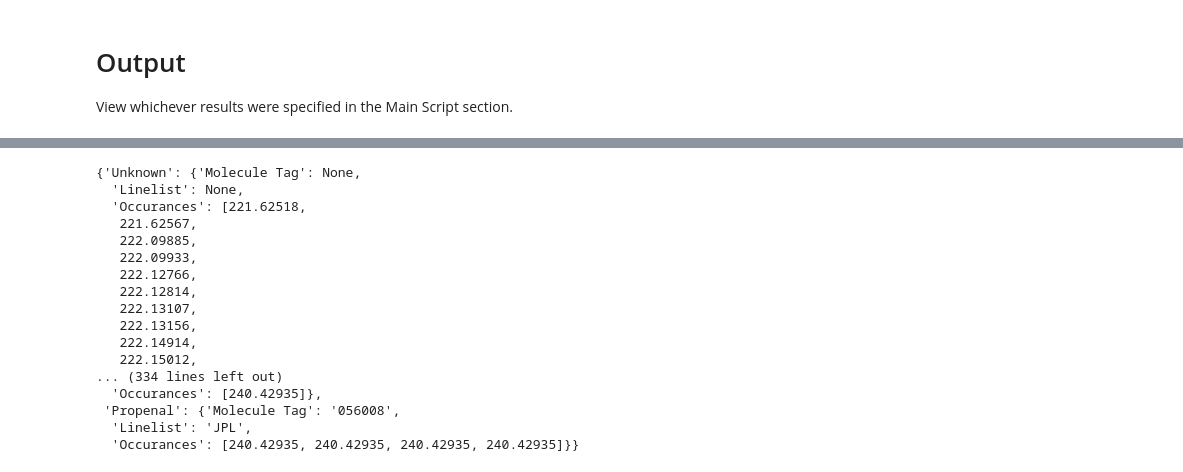
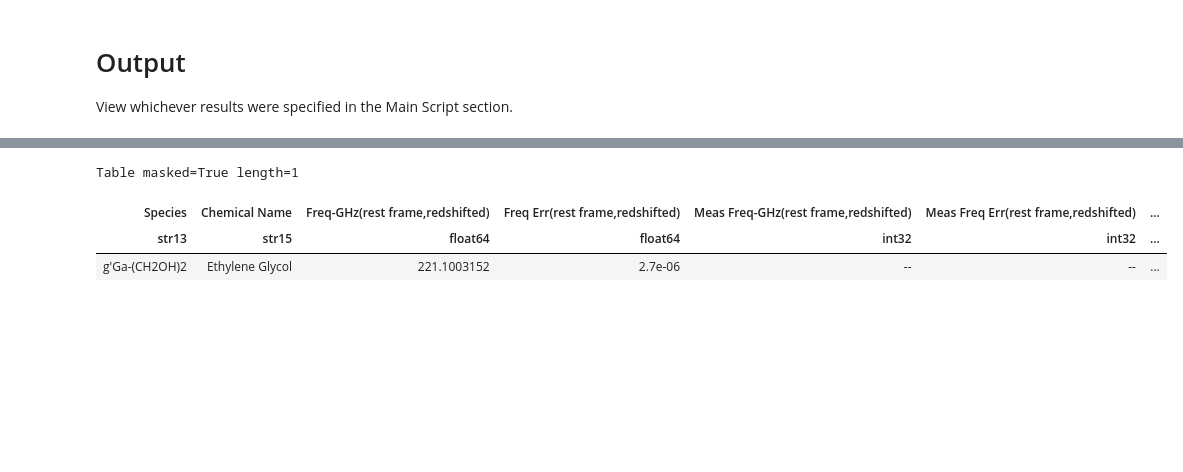
Before and after one commit to lavos84/NASA-Spectroscopy, a Jupyter notebook: Capstone.ipynb, the cells around one changed output, grey strips where cells are left out. Cells and saved outputs as stored; diff of their text form; code cells hidden in the pictures; blank space fills up the shorter version.

```diff
--- a/Capstone.ipynb
+++ b/Capstone.ipynb
@@ -184,20 +197,14 @@ Propenal
-# %%
-all_molecules
-# %% [output]
-{'Unknown': {'Molecule Tag': None,
-  'Linelist': None,
-  'Occurances': [221.62518,
-   221.62567,
-   222.09885,
-   222.09933,
-   222.12766,
-   222.12814,
-   222.13107,
-   222.13156,
-   222.14914,
-   222.15012,
-... (334 lines left out)
-  'Occurances': [240.42935]},
- 'Propenal': {'Molecule Tag': '056008',
-  'Linelist': 'JPL',
-  'Occurances': [240.42935, 240.42935, 240.42935, 240.42935]}}
+# %%
+freq = 221.10031
+results = Splatalogue.query_lines( (freq -.00005)*u.GHz, (freq + .00005)*u.GHz,
+                                                show_molecule_tag = True,
+                                                top20 = 'planet',
+                                                line_lists = ['CDMS', 'JPL'],
+                                                line_strengths = 'ls1')
+# %%
+results
+# %% [output]
+Table masked=True length=1
+| Species | Chemical Name | Freq-GHz(rest frame,redshifted) | Freq Err(rest frame,redshifted) | Meas Freq-GHz(rest frame,redshifted) | Meas Freq Err(rest frame,redshifted) | ... |
+| str13 | str15 | float64 | float64 | int32 | int32 | ... |
+| g'Ga-(CH2OH)2 | Ethylene Glycol | 221.1003152 | 2.7e-06 | -- | -- | ... |
```
Also changed, not shown: parts of 4 cells of this notebook, 2 other files.
